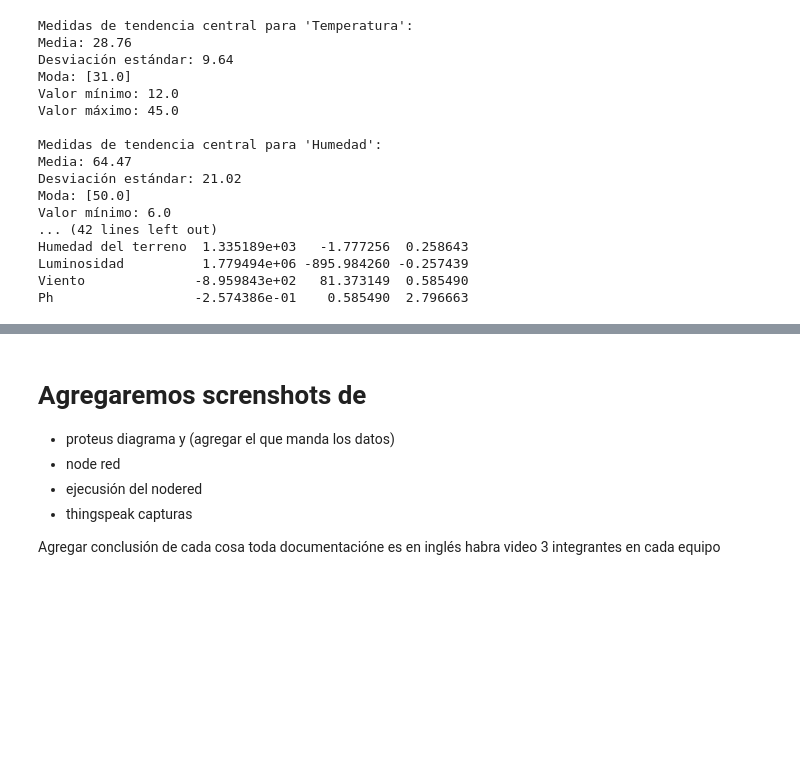
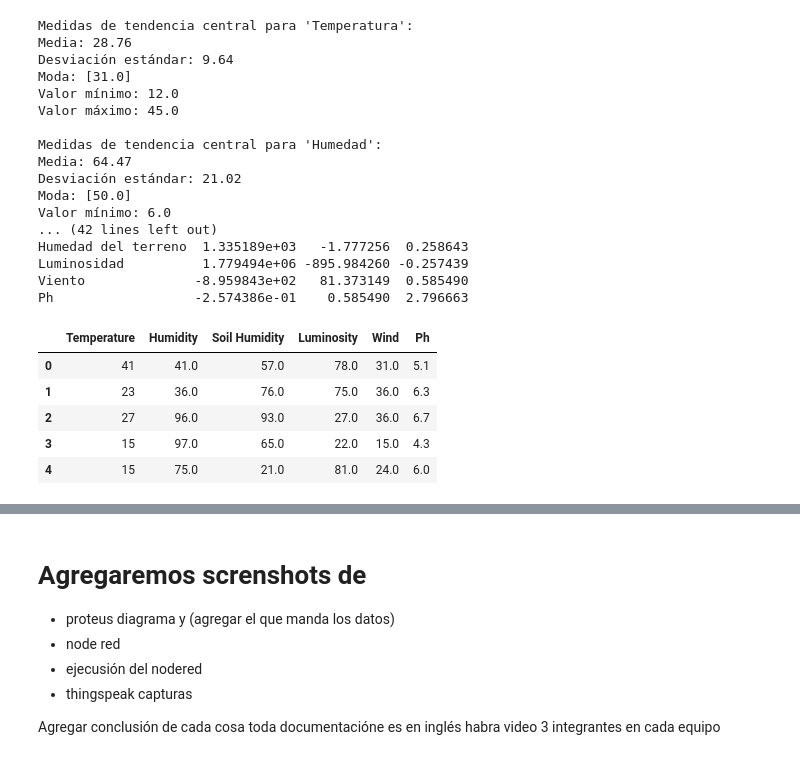
Before and after one commit to MauricioASG/IA13_Dataset_U1, a Jupyter notebook: invernadero.ipynb, the cells around one changed output, grey strips where cells are left out. Saved outputs shown, nothing was run; the diff lists cells and outputs as text; code cells hidden in the pictures; blank space fills up the shorter version.

Commit message:
Cambio en dataset 2.csv y fin de código

```diff
--- a/invernadero.ipynb
+++ b/invernadero.ipynb
@@ -224,3 +224,23 @@ Humedad del terreno  1.335189e+03   -1.777256  0.258643
 Luminosidad          1.779494e+06 -895.984260 -0.257439
 Viento              -8.959843e+02   81.373149  0.585490
 Ph                  -2.574386e-01    0.585490  2.796663
+# %%
+# Import libraries
+import pandas as pd
+import numpy as np
+import matplotlib.pyplot as plt
+# Load the dataset
+df = pd.read_csv("1.csv")
+
+# Add titles to the dataset columns
+list = ['Temperature', 'Humidity', 'Soil Humidity', 'Luminosity', 'Wind', 'Ph']
+# Assign the list to the dataset columns
+df.columns = list
+df.head()
+# %% [output]
+|  | Temperature | Humidity | Soil Humidity | Luminosity | Wind | Ph |
+| 0 | 41 | 41.0 | 57.0 | 78.0 | 31.0 | 5.1 |
+| 1 | 23 | 36.0 | 76.0 | 75.0 | 36.0 | 6.3 |
+| 2 | 27 | 96.0 | 93.0 | 27.0 | 36.0 | 6.7 |
+| 3 | 15 | 97.0 | 65.0 | 22.0 | 15.0 | 4.3 |
+| 4 | 15 | 75.0 | 21.0 | 81.0 | 24.0 | 6.0 |
```
Also changed, not shown: parts of 23 cells of this notebook, 1 other file.
